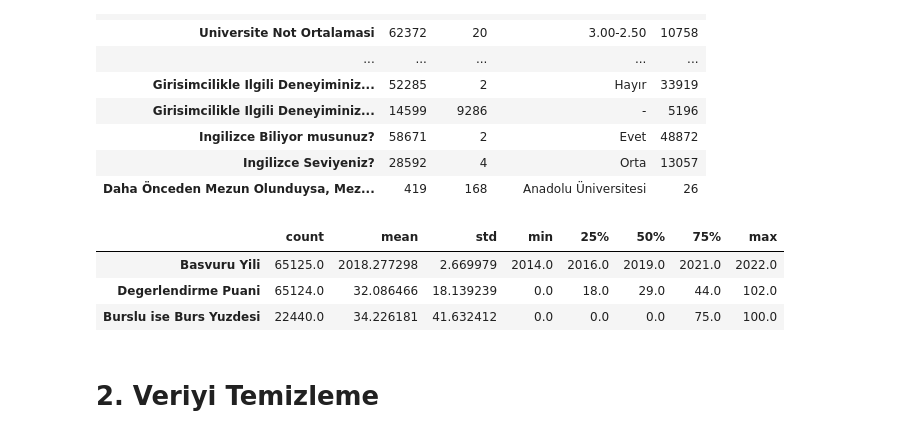
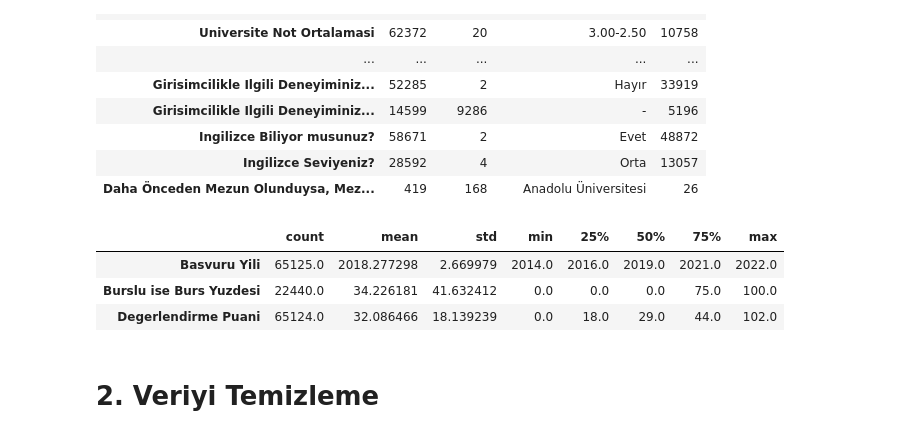
Before and after one commit to yusuferendolek/Datathon2024, a Jupyter notebook: datathon-reworked.ipynb, the cells around one changed output. Drawn from its saved outputs; the diff is of its cells as text; code cells hidden in the pictures.

```diff
--- a/datathon-reworked.ipynb
+++ b/datathon-reworked.ipynb
@@ -113,12 +117,12 @@ train[cat_cols].describe().T
 | Ingilizce Seviyeniz? | 28592 | 4 | Orta | 13057 |
 | Daha Önceden Mezun Olunduysa, Mez... | 419 | 168 | Anadolu Üniversitesi | 26 |
 # %%
-train[num_cols].describe().T
+train[numeric_cols+[target_col]].describe().T
 # %% [output]
 |  | count | mean | std | min | 25% | 50% | 75% | max |
 | Basvuru Yili | 65125.0 | 2018.277298 | 2.669979 | 2014.0 | 2016.0 | 2019.0 | 2021.0 | 2022.0 |
+| Burslu ise Burs Yuzdesi | 22440.0 | 34.226181 | 41.632412 | 0.0 | 0.0 | 0.0 | 75.0 | 100.0 |
 | Degerlendirme Puani | 65124.0 | 32.086466 | 18.139239 | 0.0 | 18.0 | 29.0 | 44.0 | 102.0 |
-| Burslu ise Burs Yuzdesi | 22440.0 | 34.226181 | 41.632412 | 0.0 | 0.0 | 0.0 | 75.0 | 100.0 |
 # %% [markdown]
 # 2. Veriyi Temizleme
 # %% [markdown]
```
Also changed, not shown: parts of 14 cells of this notebook.
